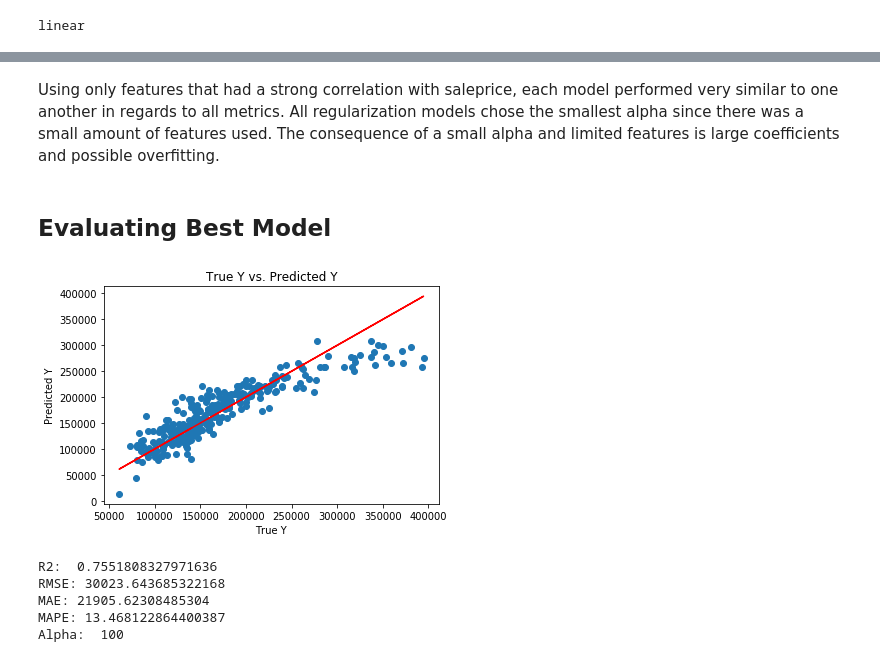
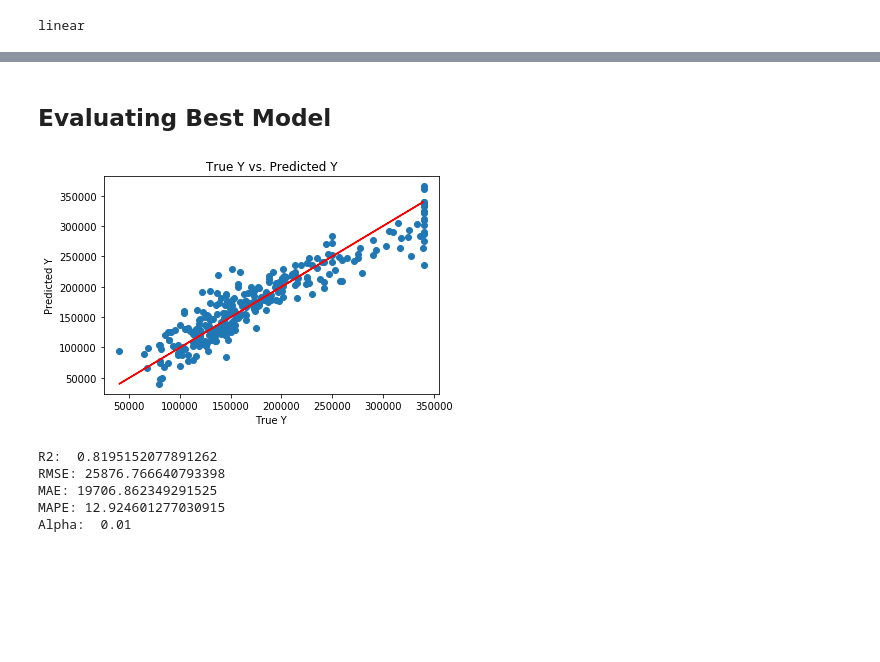
Before and after one commit to marshall7m/thinkful-data-science, a Jupyter notebook: linear_regression/housing_challenge.ipynb, the cells around one changed output, grey strips where cells are left out. Drawn from its saved outputs; the diff is of its cells as text; code cells hidden in the pictures; blank space fills up the shorter version.

```diff
--- a/linear_regression/housing_challenge.ipynb
+++ b/linear_regression/housing_challenge.ipynb
@@ -101,5 +84,0 @@ The sale price distribution is postively skewed. There are a few outliers that c
-# %%
-len(housing_df[housing_df['saleprice'] > 400000])
-print('Drop {} rows with saleprice greater than $400,000'.format(
-    len(housing_df[housing_df['saleprice'] > 400000])))
-housing_df = housing_df[housing_df['saleprice'] < 400000]
@@ -154,0 +153,3 @@ for col in housing_df.columns:
+# %%
+housing_df.yearbuilt = housing_df.yearbuilt.replace(0, np.nan)
+housing_df.yearbuilt = housing_df.yearbuilt.fillna(housing_df.yearbuilt.mean())
@@ -317,31 +404,29 @@ linear
-# %% [markdown]
-Using only features that had a strong correlation with saleprice, each model performed very similar to one another in regards to all metrics. All regularization models chose the smallest alpha since there was a small amount of features used. The consequence of a small alpha and limited features is large coefficients and possible overfitting.
 # %% [markdown]
 ## Evaluating Best Model
 # %%
-lasso = Lasso(alpha=100)
-lasso.fit(train_x, train_y)
-pred_y = ridge.predict(test_x)
+elastic = ElasticNet(alpha=.01)
+elastic.fit(train_x, train_y)
+pred_y = elastic.predict(test_x)
 
 plt.scatter(test_y, pred_y)
 plt.plot(test_y, test_y, color='red')
 plt.title('True Y vs. Predicted Y')
 plt.xlabel('True Y')
 plt.ylabel('Predicted Y')
 plt.show()
 
-print('R2: ', lasso.score(train_x, train_y))
+print('R2: ', elastic.score(train_x, train_y))
 print('RMSE:', rmse(test_y, pred_y))
 print('MAE:', mean_absolute_error(test_y, pred_y))
 print('MAPE:', (np.abs(test_y - pred_y) / test_y).mean() *100)
-print('Alpha: ', lasso.alpha)
+print('Alpha: ', elastic.alpha)
 # %% [output]
-[figure, old version]
+[figure, new version]
-R2:  0.7551808327971636
-RMSE: 30023.643685322168
-MAE: 21905.62308485304
-MAPE: 13.468122864400387
-Alpha:  100
+R2:  0.8195152077891262
+RMSE: 25876.766640793398
+MAE: 19706.862349291525
+MAPE: 12.924601277030915
+Alpha:  0.01
 # %%
 error_term = test_y - pred_y
 plt.scatter(pred_y, error_term)
```
Also changed, not shown: parts of 42 cells of this notebook, 8 other files.
